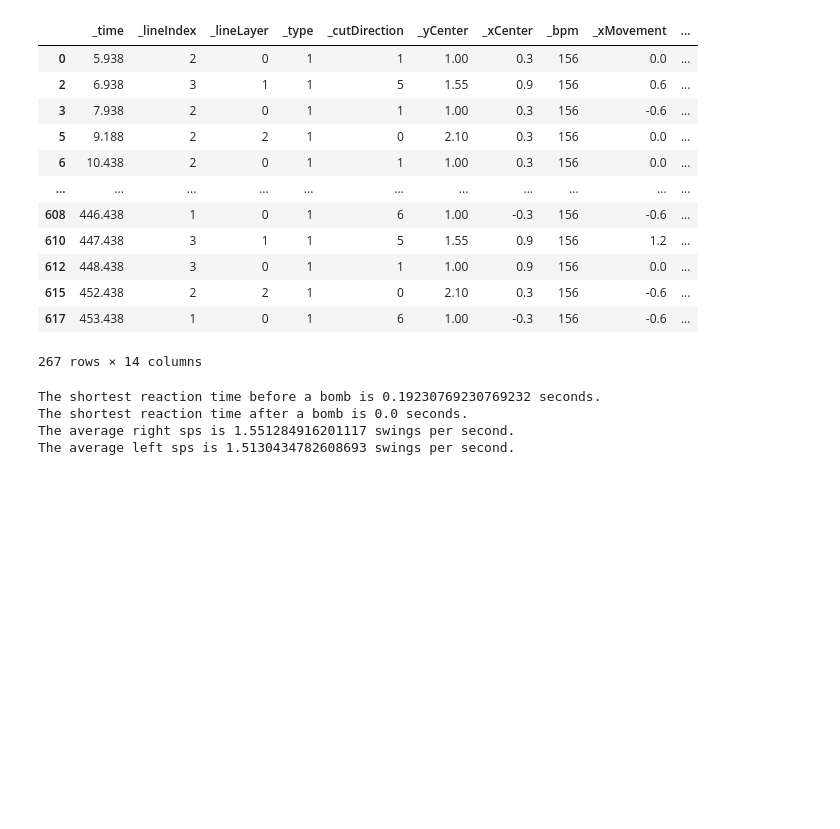
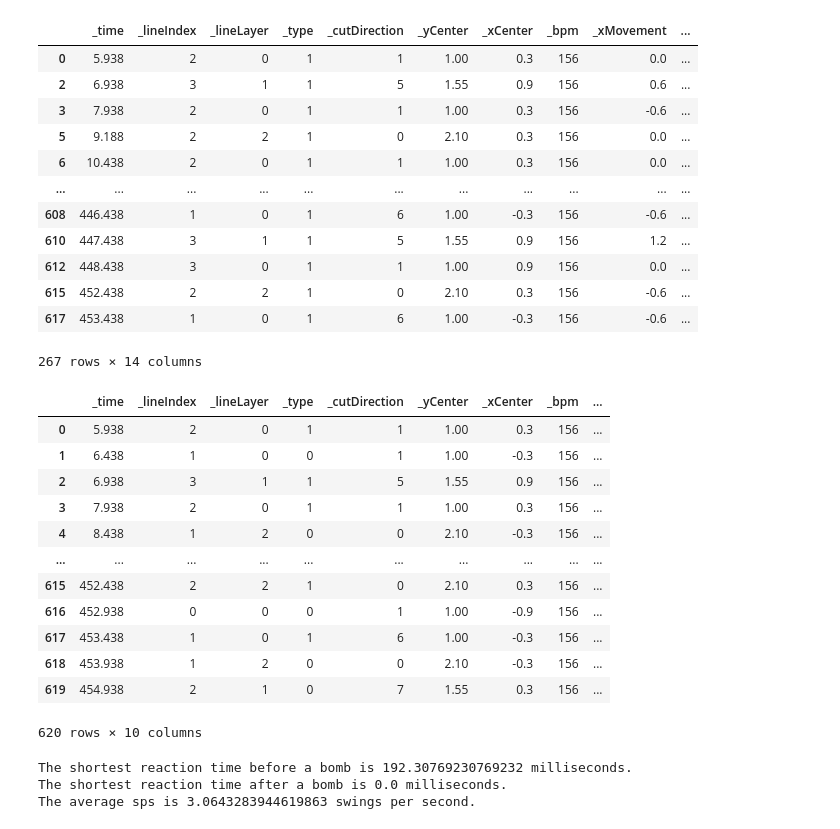
Before and after one commit to accsaber/accsaber-complexity-script, a Jupyter notebook: RankingCriteriaChecker.ipynb, the cells around one changed output. Drawn from its saved outputs; the diff is of its cells as text; code cells hidden in the pictures; blank space fills up the shorter version.

Commit message:
Added stack and slider implementation

```diff
--- a/RankingCriteriaChecker.ipynb
+++ b/RankingCriteriaChecker.ipynb
@@ -126,60 +122,81 @@ right
 | 615 | 452.438 | 2 | 2 | 1 | 0 | 2.10 | 0.3 | 156 | -0.6 | ... |
 | 617 | 453.438 | 1 | 0 | 1 | 6 | 1.00 | -0.3 | 156 | -0.6 | ... |
 267 rows × 14 columns
+# %%
+#Account for sliders and stacks
+
+EPSILON = 0.01
+INITIAL_SWING_PER_HAND = 1
+df_left_overlap = left[left['_timeChange'] <= EPSILON]
+df_right_overlap = right[right['_timeChange'] <= EPSILON]
+left_overlap = len(df_left_overlap) - INITIAL_SWING_PER_HAND
+right_overlap = len(df_right_overlap) - INITIAL_SWING_PER_HAND
 # %%
-left_swings = len(left)
-right_swings = len(right)
+left_swings = len(left) - left_overlap
+right_swings = len(right) - right_overlap
 left_time = left['_seconds'].sum()
 right_time = right['_seconds'].sum()
-
-
-
-
-
-
 
 df['_timeChangeBefore'] = df.loc[:, ['_time']].diff().fillna(0)
 df['_timeChangeBefore'] = (60 * df['_timeChangeBefore']) / df['_bpm']
 df['_timeChangeAfter'] = abs(df.loc[:, ['_time']].diff(periods = -1).fillna(0))
 df['_timeChangeAfter'] = (60 * df['_timeChangeAfter']) / df['_bpm']
+
+#Bombs
 
 minReactTimeBefore = float('inf')
 minReactTimeAfter = float('inf')
 
 firstType = df.loc[0, '_type']
 secondType = df.loc[1, '_type']
 secondLastType = df.loc[len(df) - 2, '_type']
 lastType = df.loc[len(df) - 1, '_type']
 
 if firstType == 3 & secondType != 3:
     minReactTimeAfter = df.loc[0, '_timeChangeAfter']
 
 if lastType == 3 & secondLastType != 3:
     if (minReactTimeBefore == float('inf')) | (minReactTimeBefore > df.loc[len(df) - 1, '_timeChangeBefore']):
         minReactTimeBefore = df.loc[len(df) - 1, '_timeChangeBefore']
 
 for i in range(len(df) - 2):
     previousType = df.loc[i, '_type']
     thisType = df.loc[i + 1, '_type']
     nextType = df.loc[i + 2, '_type']
     if thisType == 3:
         if previousType != 3:
             if (minReactTimeBefore == float('inf')) | (minReactTimeBefore > df.loc[i, '_timeChangeBefore']):
                 minReactTimeBefore = df.loc[i, '_timeChangeBefore']
         if nextType != 3:
             if (minReactTimeAfter == float('inf')) | (minReactTimeAfter > df.loc[i, '_timeChangeAfter']):
                 minReactTimeAfter = df.loc[i, '_timeChangeAfter']
 
 
+#Calculating statistics
+
 right_avg_sps = right_swings / right_time
 left_avg_sps = left_swings / left_time
+avg_sps = right_avg_sps + left_avg_sps
+df
+# %% [output]
+|  | _time | _lineIndex | _lineLayer | _type | _cutDirection | _yCenter | _xCenter | _bpm | ... |
+| 0 | 5.938 | 2 | 0 | 1 | 1 | 1.00 | 0.3 | 156 | ... |
+| 1 | 6.438 | 1 | 0 | 0 | 1 | 1.00 | -0.3 | 156 | ... |
+| 2 | 6.938 | 3 | 1 | 1 | 5 | 1.55 | 0.9 | 156 | ... |
+| 3 | 7.938 | 2 | 0 | 1 | 1 | 1.00 | 0.3 | 156 | ... |
+| 4 | 8.438 | 1 | 2 | 0 | 0 | 2.10 | -0.3 | 156 | ... |
+| ... | ... | ... | ... | ... | ... | ... | ... | ... | ... |
+| 615 | 452.438 | 2 | 2 | 1 | 0 | 2.10 | 0.3 | 156 | ... |
+| 616 | 452.938 | 0 | 0 | 0 | 1 | 1.00 | -0.9 | 156 | ... |
+| 617 | 453.438 | 1 | 0 | 1 | 6 | 1.00 | -0.3 | 156 | ... |
+| 618 | 453.938 | 1 | 2 | 0 | 0 | 2.10 | -0.3 | 156 | ... |
+| 619 | 454.938 | 2 | 1 | 0 | 7 | 1.55 | 0.3 | 156 | ... |
+620 rows × 10 columns
 # %%
-print('The shortest reaction time before a bomb is ' + str(minReactTimeBefore) + ' seconds.')
-print('The shortest reaction time after a bomb is ' + str(minReactTimeAfter) + ' seconds.')
-print('The average right sps is ' + str(right_avg_sps) + ' swings per second.')
-print('The average left sps is ' + str(left_avg_sps) + ' swings per second.')
+print('The shortest reaction time before a bomb is ' + str(minReactTimeBefore * 1000) + ' milliseconds.')
+print('The shortest reaction time after a bomb is ' + str(minReactTimeAfter * 1000) + ' milliseconds.')
+print('The average sps is ' + str(avg_sps) + ' swings per second.')
 # %% [output]
-The shortest reaction time before a bomb is 0.19230769230769232 seconds.
-The shortest reaction time after a bomb is 0.0 seconds.
-The average right sps is 1.551284916201117 swings per second.
-The average left sps is 1.5130434782608693 swings per second.
+The shortest reaction time before a bomb is 192.30769230769232 milliseconds.
+The shortest reaction time after a bomb is 0.0 milliseconds.
+The average sps is 3.0643283944619863 swings per second.
```
Also changed, not shown: parts of 1 cell of this notebook.
